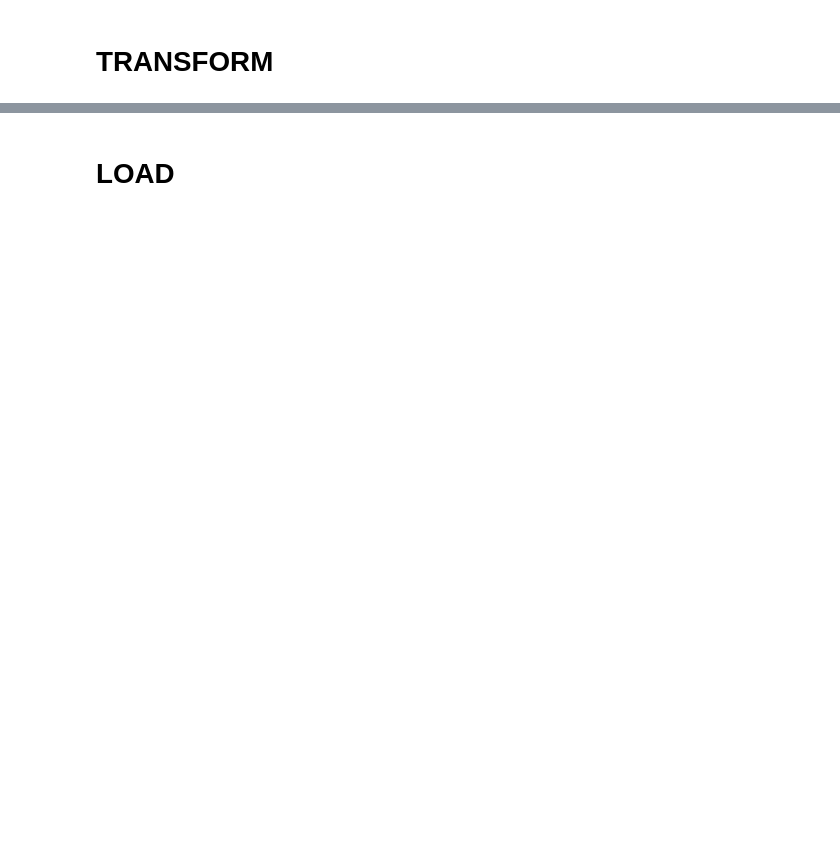
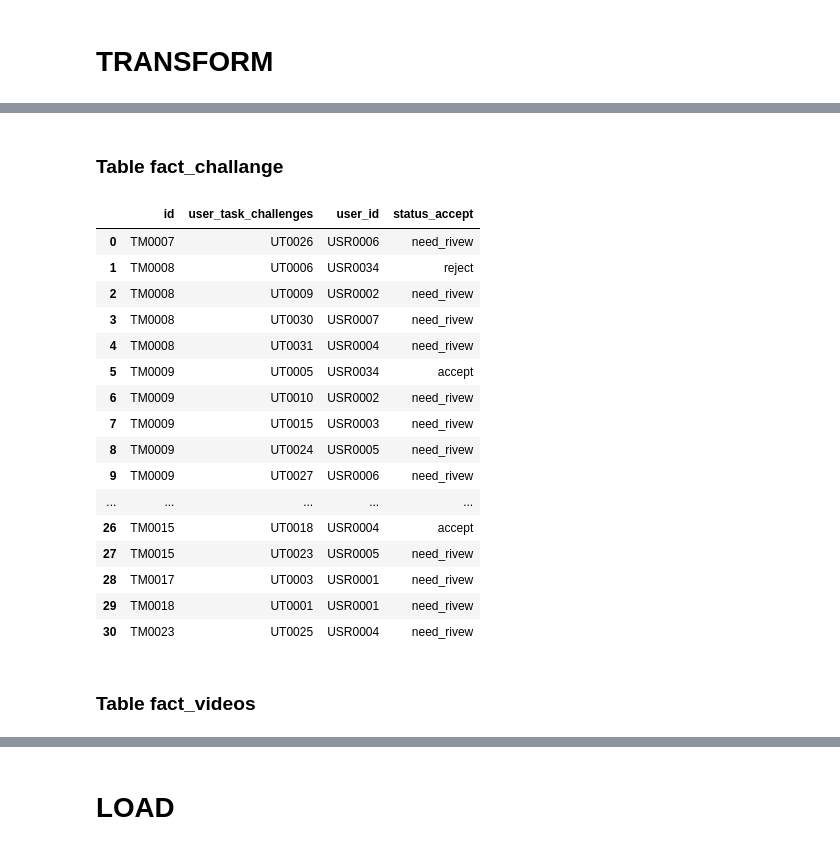
Before and after one commit to RECYTHNG/recything-de, a Jupyter notebook: recything.ipynb, the cells around one changed output, grey strips where cells are left out. Cells and saved outputs as stored; diff of their text form; code cells hidden in the pictures; blank space fills up the shorter version.

```diff
--- a/recything.ipynb
+++ b/recything.ipynb
@@ -437,0 +1561,35 @@ df_waste_materials.head()
+# %% [markdown]
+### Table fact_challange
+# %%
+task_challenges = pd.read_csv('staging_area/task_challenges.csv')
+user_task_challenges = pd.read_csv('staging_area/user_task_challenges.csv')
+# %%
+df_fact_challange = (
+    task_challenges
+    .merge(user_task_challenges, left_on='id', right_on='task_challenge_id')
+    [['id_x', 'id_y', 'user_id', 'status_accept']]
+    .rename(columns={'id_x' : 'id', 'id_y' : 'user_task_challenges'})
+)
+# %%
+df_fact_challange.to_csv('data_warehouse/fact_challange.csv', index=False)
+df_fact_challange
+# %% [output]
+|  | id | user_task_challenges | user_id | status_accept |
+| 0 | TM0007 | UT0026 | USR0006 | need_rivew |
+| 1 | TM0008 | UT0006 | USR0034 | reject |
+| 2 | TM0008 | UT0009 | USR0002 | need_rivew |
+| 3 | TM0008 | UT0030 | USR0007 | need_rivew |
+| 4 | TM0008 | UT0031 | USR0004 | need_rivew |
+| 5 | TM0009 | UT0005 | USR0034 | accept |
+| 6 | TM0009 | UT0010 | USR0002 | need_rivew |
+| 7 | TM0009 | UT0015 | USR0003 | need_rivew |
+| 8 | TM0009 | UT0024 | USR0005 | need_rivew |
+| 9 | TM0009 | UT0027 | USR0006 | need_rivew |
+| ... | ... | ... | ... | ... |
+| 26 | TM0015 | UT0018 | USR0004 | accept |
+| 27 | TM0015 | UT0023 | USR0005 | need_rivew |
+| 28 | TM0017 | UT0003 | USR0001 | need_rivew |
+| 29 | TM0018 | UT0001 | USR0001 | need_rivew |
+| 30 | TM0023 | UT0025 | USR0004 | need_rivew |
+# %% [markdown]
+### Table fact_videos
```
Also changed, not shown: parts of 176 cells of this notebook, 55 other files.
